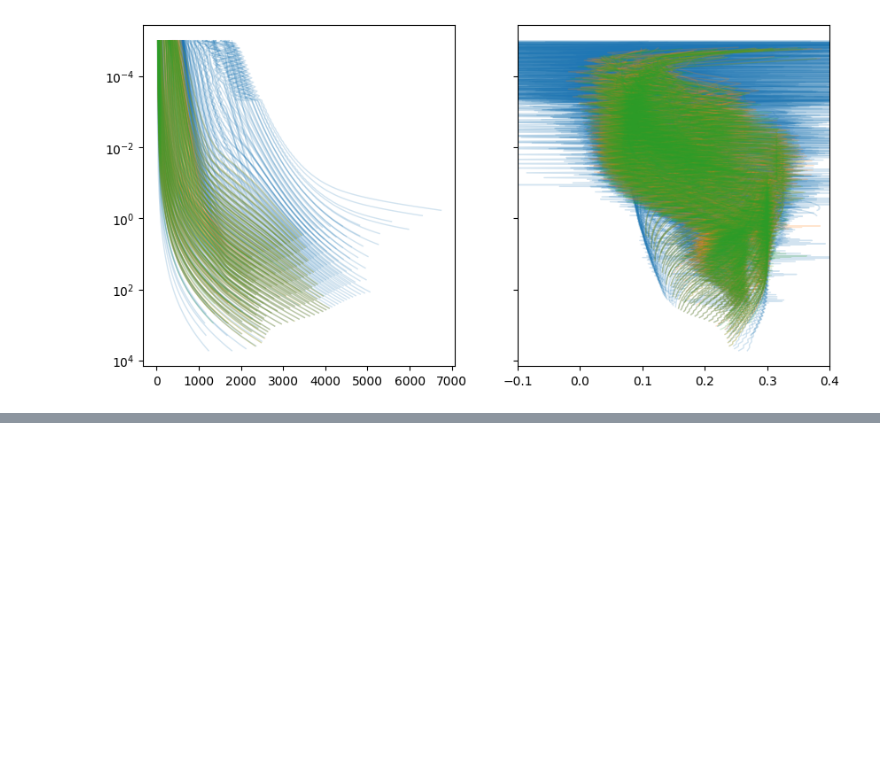
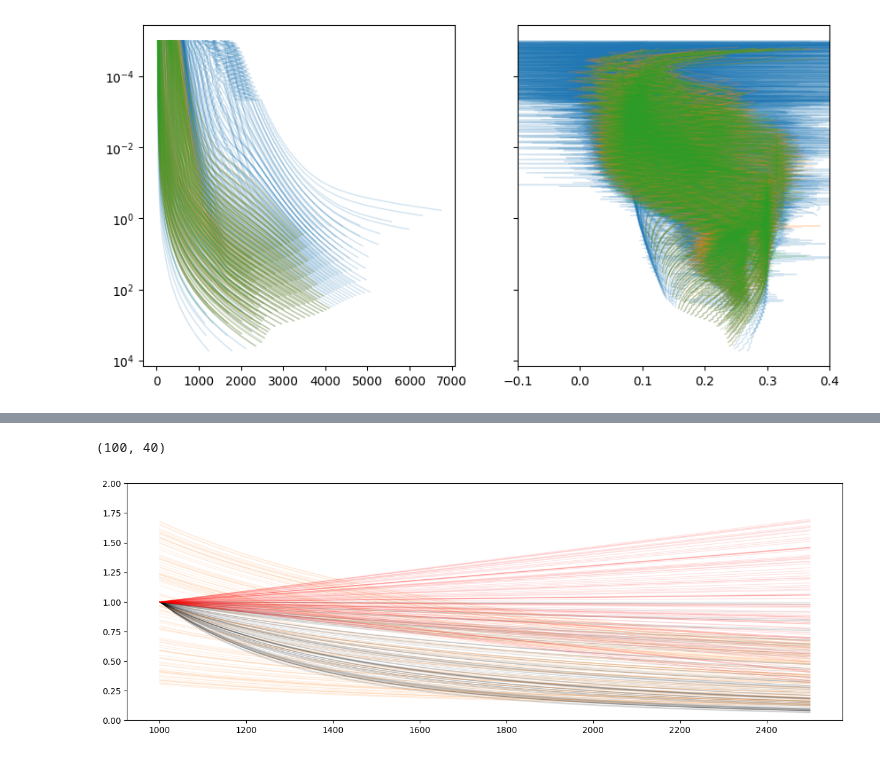
Before and after one commit to samderegt/retrieval_base, a Jupyter notebook: Luhman_16/test.ipynb, the cells around one changed output, grey strips where cells are left out. Drawn from its saved outputs; the diff is of its cells as text; code cells hidden in the pictures; blank space fills up the shorter version.

```diff
--- a/Luhman_16/test.ipynb
+++ b/Luhman_16/test.ipynb
@@ -616,0 +658,32 @@ print(std)
+# %%
+plt.figure(figsize=(15,5))
+
+wave = np.linspace(1000,2500,40)
+#cloud_slope = np.random.uniform(-10,10,size=100)
+cloud_slope = np.random.uniform(-3,0,size=100)
+
+kappa_wave = (wave[:,None]/1000)**cloud_slope[None,:]
+
+for i in range(len(cloud_slope)):
+    plt.plot(wave, kappa_wave[:,i], c='k', lw=1, alpha=0.1)
+
+
+cloud_slope = np.random.uniform(0.3,1.7,size=100)
+
+kappa_wave = (1000/wave[:,None])*cloud_slope[None,:]
+for i in range(len(cloud_slope)):
+    plt.plot(wave, kappa_wave[:,i], c='C1', lw=1, alpha=0.1)
+
+cloud_slope = np.random.uniform(0.3,1.7,size=100)
+
+kappa_wave = np.array([np.interp(wave, [1000,2500], [1,cloud_slope[i]]) for i in range(len(cloud_slope))])
+print(kappa_wave.shape)
+
+for i in range(len(cloud_slope)):
+    plt.plot(wave, kappa_wave[i], c='r', lw=1, alpha=0.1)
+
+plt.ylim(0,2)
+plt.show()
+# %% [output]
+(100, 40)
+[figure, added]
```
Also changed, not shown: parts of 12 cells of this notebook, 5 other files.
